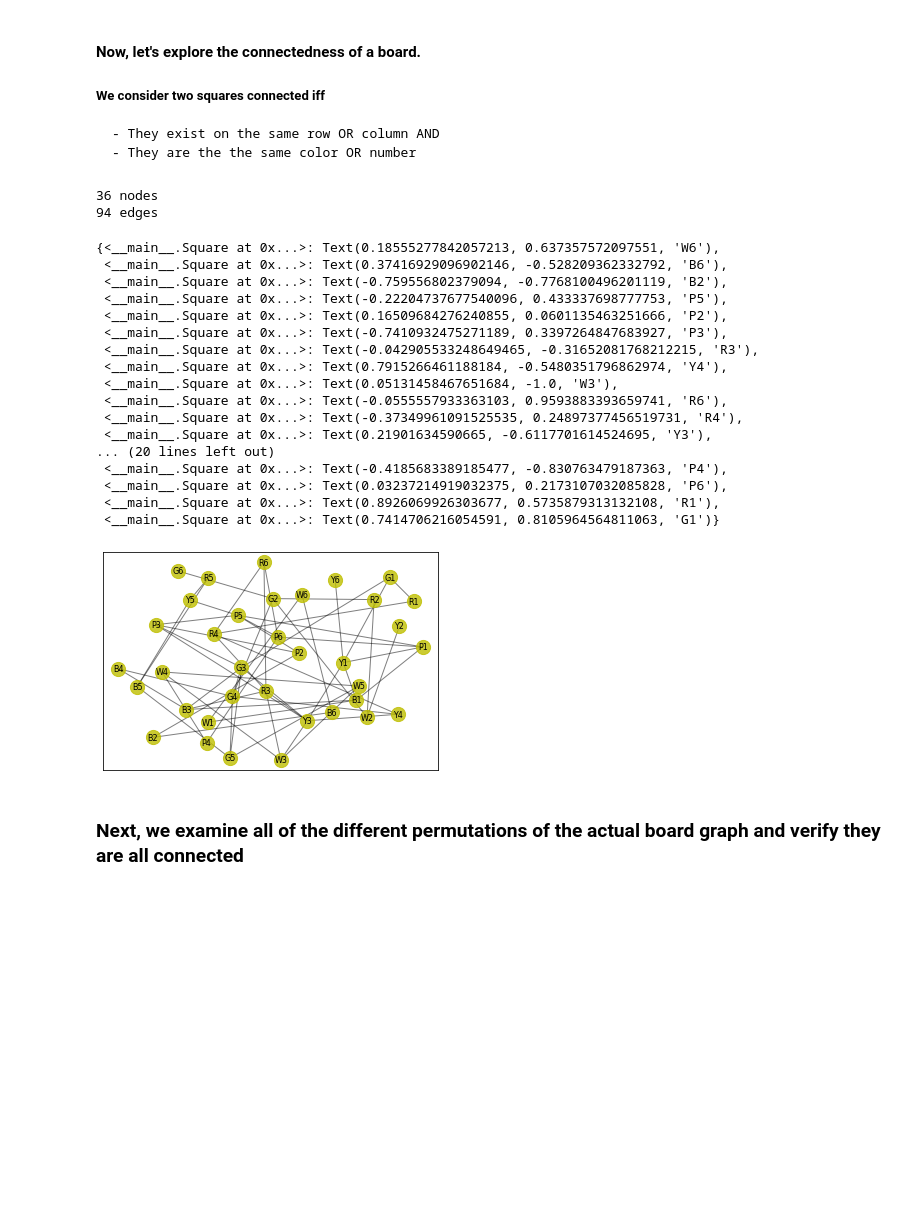
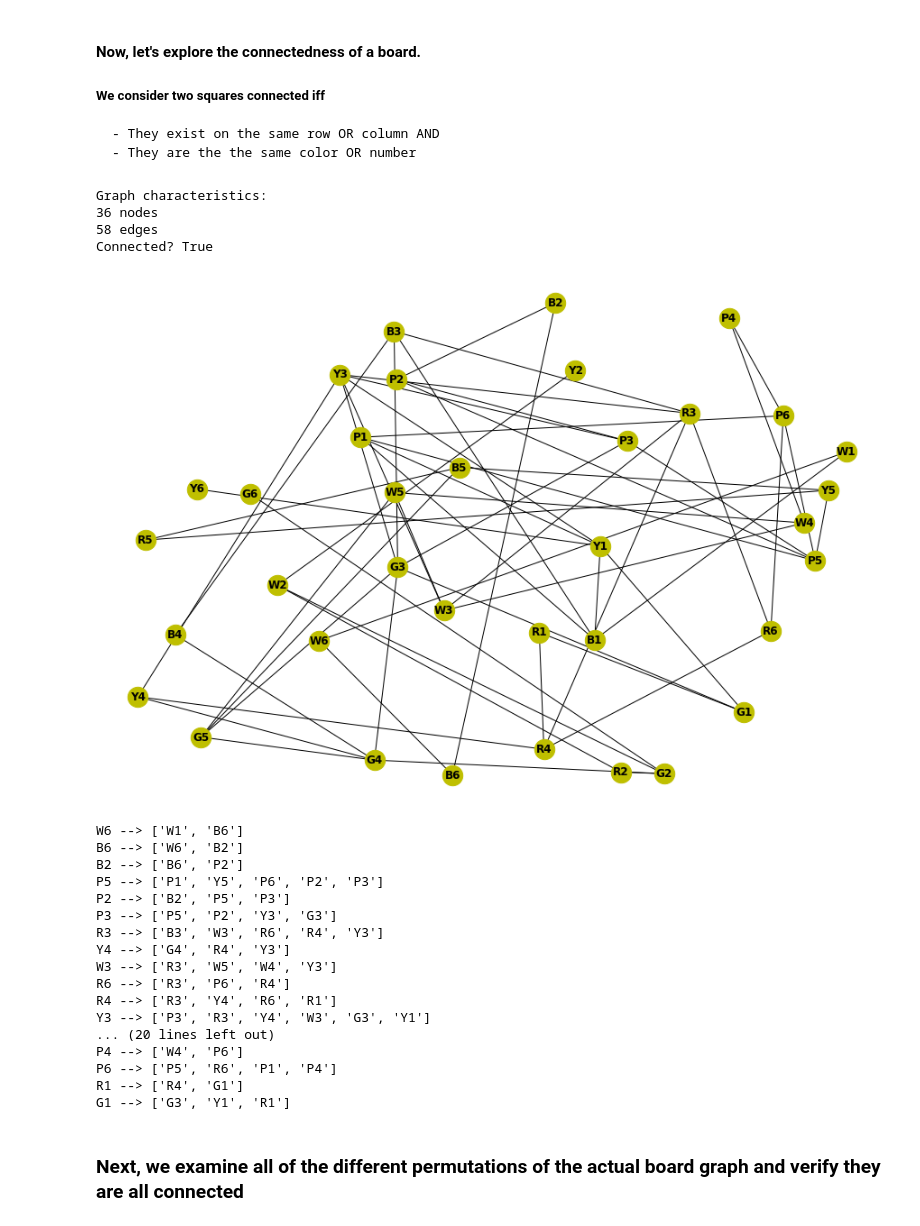
Before and after one commit to chrislewispac/microrobots, a Jupyter notebook: MicroRobots.ipynb, the cells around one changed output. Saved outputs shown, nothing was run; the diff lists cells and outputs as text; code cells hidden in the pictures; blank space fills up the shorter version.

Commit message:
Update MicroRobots.ipynb
save state again. prettier graph

```diff
--- a/MicroRobots.ipynb
+++ b/MicroRobots.ipynb
@@ -66,6 +66,7 @@ class Board:
     def __init__(self, matrix):
         # constructor will accept a matrix of Tiles.
         self.matrix = matrix
+        self.graph = nx.Graph()
         # TODO: check if perfect square?
 
     def print_board(self):
@@ -201,55 +202,71 @@ deconstructed_matrix = np.array(blackside_board.deconstruct_board()).reshape(6,6
 G = nx.Graph()
 
 # make each square a graph node
 for row in deconstructed_matrix:
     for elem in row:
         label = elem.color + str(elem.number)
         G.add_node(elem, label=label)
 
 # for each node
 for row_index, row in enumerate(deconstructed_matrix, start=0):
         for col_index, elem in enumerate(row, start=0):
             # examine column, if same number or color, create an edge between the two nodes
             # library handles case of duplicate edges
             for square in deconstructed_matrix[:,col_index]:
                 if(square.color == elem.color or square.number == elem.number):
                     G.add_edge(square,elem)
 
             # examine row, if same number or color, create an edge between the two nodes
             # library handles case of duplicate edges
             for square in deconstructed_matrix[row_index]:
                 if(square.color == elem.color or square.number == elem.number):
                     G.add_edge(square,elem)
 
+G.remove_edges_from(nx.selfloop_edges(G))
+
+print("Graph characteristics: ")
 print(G.number_of_nodes(), "nodes")
 print(G.number_of_edges(), "edges")
+print("Connected?", nx.is_connected(G))
 
 pos = nx.spring_layout(G,k=0.75,iterations=20)
-nx.draw_networkx_nodes(G, pos, node_size=200, node_color='y', alpha=0.8)
-nx.draw_networkx_edges(G,pos,width=1.0,alpha=0.5)
 
-labels = nx.get_node_attributes(G, 'label')
-nx.draw_networkx_labels(G,pos,labels,font_size=8)
+plt.figure(3,figsize=(12,8))
+nx.draw(G,pos, labels=labels, node_size=500, font_weight='bold', node_color='y')
+plt.show()
+
+adjacency_dict = {}
+
+for n, nbrdict in G.adjacency():
+    adjacency_dict[n.color + str(n.number)] = []
+    for item in nbrdict:
+        adjacency_dict[n.color + str(n.number)].append(item.color + str(item.number))
+
+#print adjancecy dict for verfication of correctness
+for k, v in adjacency_dict.items():
+    print (k, '-->', v)
 # %% [output]
+Graph characteristics:
 36 nodes
-94 edges
+58 edges
+Connected? True
+[figure, new version]
-{<__main__.Square at 0x...>: Text(0.18555277842057213, 0.637357572097551, 'W6'),
- <__main__.Square at 0x...>: Text(0.37416929096902146, -0.528209362332792, 'B6'),
- <__main__.Square at 0x...>: Text(-0.759556802379094, -0.7768100496201119, 'B2'),
- <__main__.Square at 0x...>: Text(-0.22204737677540096, 0.433337698777753, 'P5'),
- <__main__.Square at 0x...>: Text(0.16509684276240855, 0.0601135463251666, 'P2'),
- <__main__.Square at 0x...>: Text(-0.7410932475271189, 0.3397264847683927, 'P3'),
- <__main__.Square at 0x...>: Text(-0.042905533248649465, -0.31652081768212215, 'R3'),
- <__main__.Square at 0x...>: Text(0.7915266461188184, -0.5480351796862974, 'Y4'),
- <__main__.Square at 0x...>: Text(0.05131458467651684, -1.0, 'W3'),
- <__main__.Square at 0x...>: Text(-0.0555557933363103, 0.9593883393659741, 'R6'),
- <__main__.Square at 0x...>: Text(-0.37349961091525535, 0.24897377456519731, 'R4'),
- <__main__.Square at 0x...>: Text(0.21901634590665, -0.6117701614524695, 'Y3'),
+W6 --> ['W1', 'B6']
+B6 --> ['W6', 'B2']
+B2 --> ['B6', 'P2']
+P5 --> ['P1', 'Y5', 'P6', 'P2', 'P3']
+P2 --> ['B2', 'P5', 'P3']
+P3 --> ['P5', 'P2', 'Y3', 'G3']
+R3 --> ['B3', 'W3', 'R6', 'R4', 'Y3']
+Y4 --> ['G4', 'R4', 'Y3']
+W3 --> ['R3', 'W5', 'W4', 'Y3']
+R6 --> ['R3', 'P6', 'R4']
+R4 --> ['R3', 'Y4', 'R6', 'R1']
+Y3 --> ['P3', 'R3', 'Y4', 'W3', 'G3', 'Y1']
 ... (20 lines left out)
- <__main__.Square at 0x...>: Text(-0.4185683389185477, -0.830763479187363, 'P4'),
- <__main__.Square at 0x...>: Text(0.03237214919032375, 0.2173107032085828, 'P6'),
- <__main__.Square at 0x...>: Text(0.8926069926303677, 0.5735879313132108, 'R1'),
- <__main__.Square at 0x...>: Text(0.7414706216054591, 0.8105964564811063, 'G1')}
+P4 --> ['W4', 'P6']
+P6 --> ['P5', 'R6', 'P1', 'P4']
+R1 --> ['R4', 'G1']
+G1 --> ['G3', 'Y1', 'R1']
-[figure, old version]
 # %% [markdown]
 ### Next, we examine all of the different permutations of the actual board graph and verify they are all connected
```
